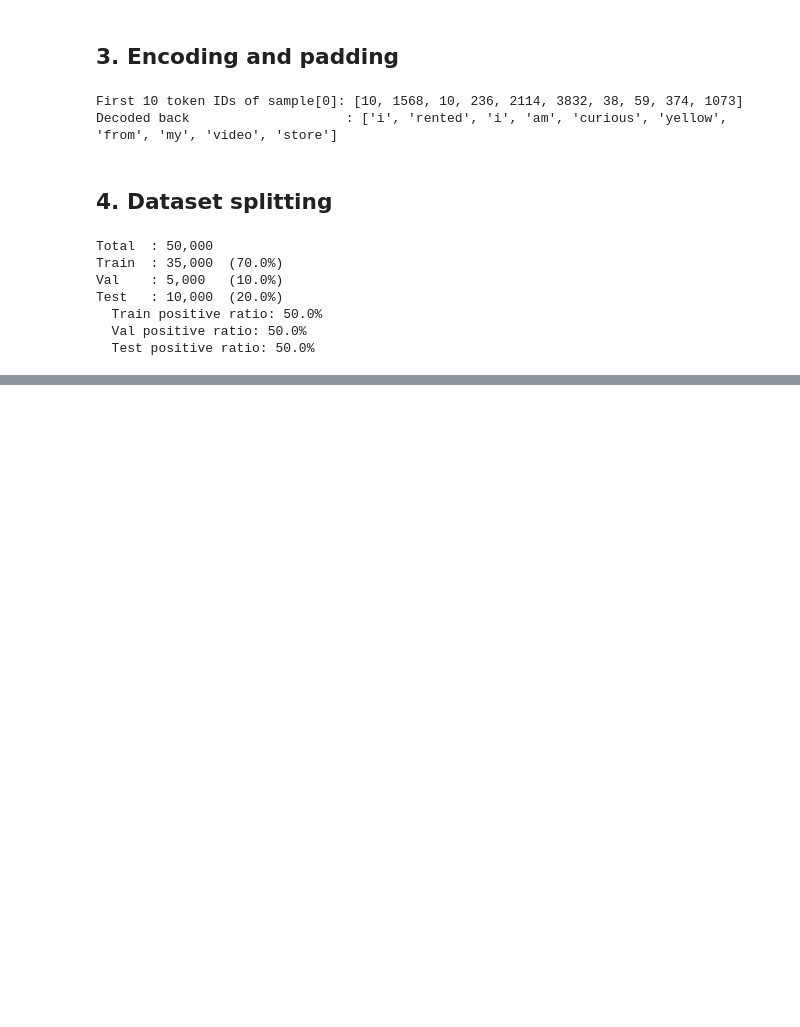
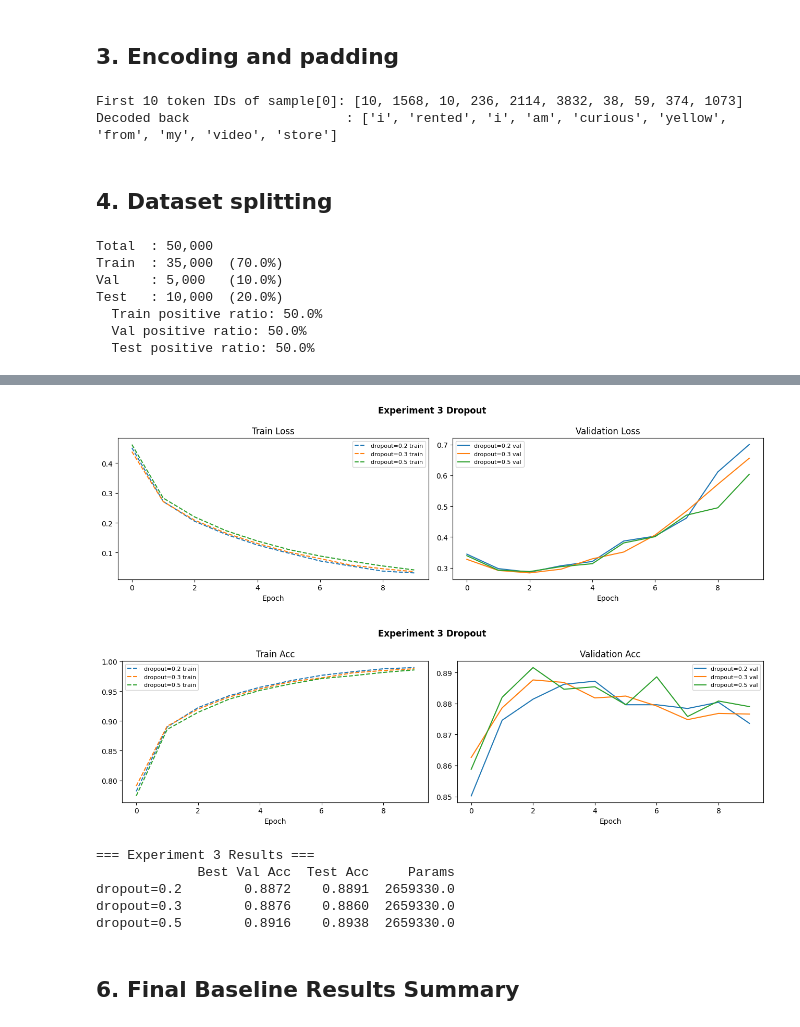
Before and after one commit to dateddy/523V0015_523K0078_Midterm, a Jupyter notebook: notebooks/02_mlp.ipynb, the cells around one changed output, grey strips where cells are left out. Saved outputs shown, nothing was run; the diff lists cells and outputs as text; code cells hidden in the pictures; blank space fills up the shorter version.

```diff
--- a/notebooks/02_mlp.ipynb
+++ b/notebooks/02_mlp.ipynb
@@ -162,0 +483,25 @@ Test   : 10,000  (20.0%)
+# %%
+BEST_EMBED_DIM = 128  # ← update after running Experiment 2
+
+dropout_configs = {
+    'dropout=0.2': {'embed_dim': BEST_EMBED_DIM, 'hidden_dims': BEST_HIDDEN_DIMS, 'dropout': 0.2},
+    'dropout=0.3': {'embed_dim': BEST_EMBED_DIM, 'hidden_dims': BEST_HIDDEN_DIMS, 'dropout': 0.3},
+    'dropout=0.5': {'embed_dim': BEST_EMBED_DIM, 'hidden_dims': BEST_HIDDEN_DIMS, 'dropout': 0.5},
+}
+
+dropout_histories, dropout_results = {}, {}
+
+for name, cfg in dropout_configs.items():
+    print(f'\n── Training: {name} ──')
+    hist, best_val, test_acc, n_params = train_model(cfg, num_epochs=NUM_EPOCHS)
+    dropout_histories[name] = hist
+    dropout_results[name]   = {'best_val_acc': best_val, 'test_acc': test_acc, 'params': n_params}
+
+plot_curves(dropout_histories, metric='loss', title='Experiment 3 Dropout')
+plot_curves(dropout_histories, metric='acc',  title='Experiment 3 Dropout')
+
+print('\n=== Experiment 3 Results ===')
+df3 = pd.DataFrame(dropout_results).T
+df3.columns = ['Best Val Acc', 'Test Acc', 'Params']
+print(df3.to_string())
+# %% [output]
@@ -162,0 +525,9 @@ Test   : 10,000  (20.0%)
+[figure, added]
+[figure, added]
+=== Experiment 3 Results ===
+             Best Val Acc  Test Acc     Params
+dropout=0.2        0.8872    0.8891  2659330.0
+dropout=0.3        0.8876    0.8860  2659330.0
+dropout=0.5        0.8916    0.8938  2659330.0
+# %% [markdown]
+## 6. Final Baseline Results Summary
```
Also changed, not shown: parts of 18 cells of this notebook, 6 other files.
